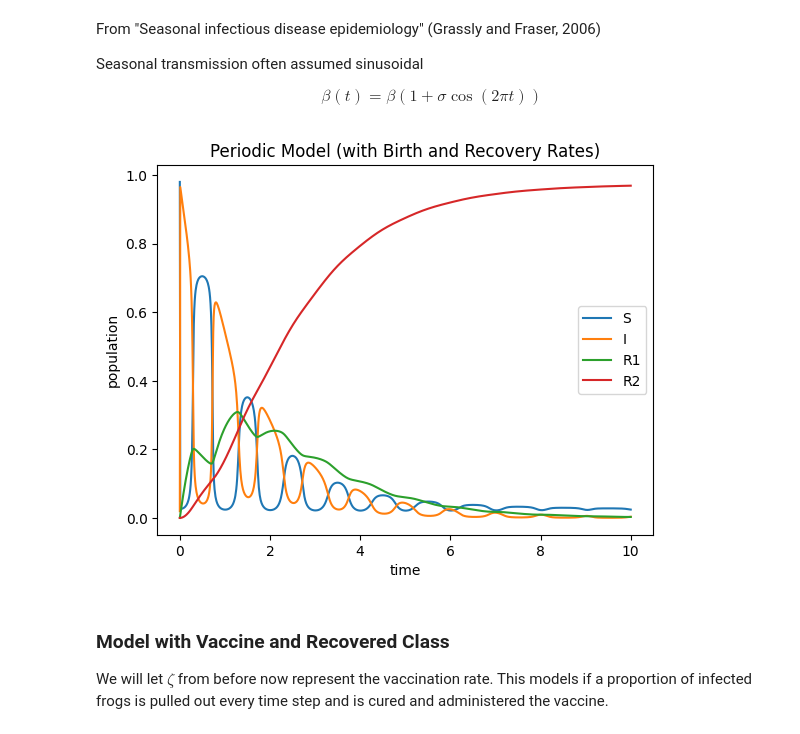
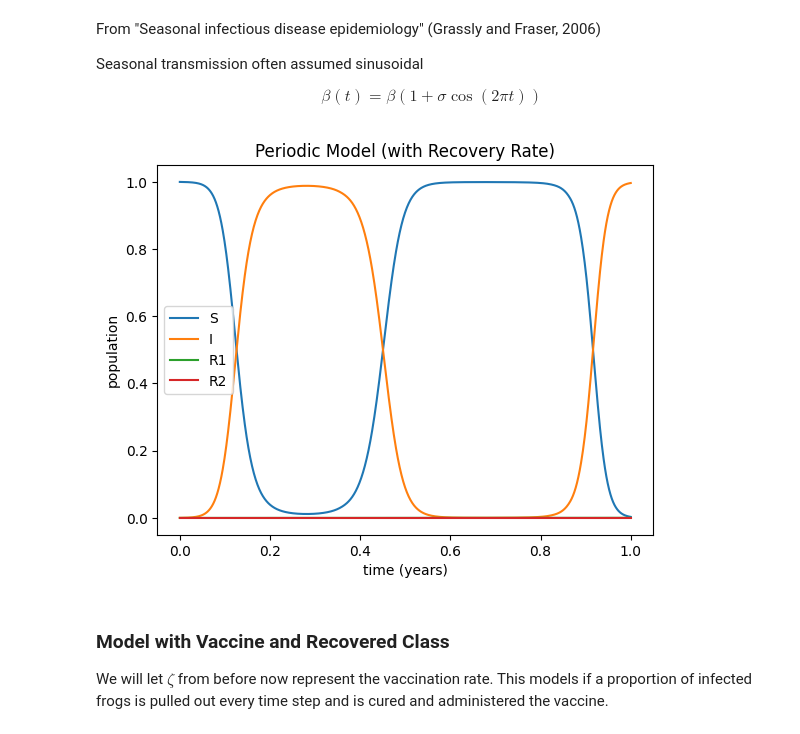
Before and after one commit to ACME-Vol4-Project1/save-axolotls, a Jupyter notebook: model.ipynb, the cells around one changed output. Saved outputs shown, nothing was run; the diff lists cells and outputs as text; code cells hidden in the pictures.

Commit message:
reorganized figures and changed parameters for early models

```diff
--- a/model.ipynb
+++ b/model.ipynb
@@ -60,7 +61,7 @@ Seasonal transmission often assumed sinusoidal
 $$ \beta(t)=\beta(1 + \sigma\cos(2\pi t)) $$
 # %%
 # SIRR model  (FIX PARAMETERS WHEN WE GET THEM)
-def disease_model_periodic(t, y, params=[.1e2, .01e2, .1e2, .01e2, .8e2, .5e2]):
+def disease_model_periodic(t, y, params=[.003, .001, .005, .005, .004, .005]):
     S, I, R1, R2 = y    # unpack variables
     alpha1, beta, gamma, delta, zeta, pi = params
 
@@ -76,21 +77,22 @@ def disease_model_periodic(t, y, params=[.1e2, .01e2, .1e2, .01e2, .8e2, .5e2]):
 
     return [dS, dI, dR1, dR2]
 # %%
-sol = solve_ivp(disease_model_periodic, t_span=[0, 10], y0=[50, 1, 0, 0], t_eval=np.linspace(0, 10, 1000))
-t_vals = np.linspace(0, 10, 1000)
+initial = [4000, 1, 0, 0]
+sol = solve_ivp(disease_model_periodic, t_span=[0, 1], y0=initial, t_eval=np.linspace(0, 1, 1000))
+t_vals = np.linspace(0, 1, 1000)
 
-plt.plot(t_vals, sol.y[0] / 51, label='S')
-plt.plot(t_vals, sol.y[1] / 51, label="I")
-plt.plot(t_vals, sol.y[2] / 51, label="R1")
-plt.plot(t_vals, sol.y[3] / 51, label="R2")
-plt.title("Periodic Model (with Birth and Recovery Rates)")
-plt.xlabel("time")
+plt.plot(t_vals, sol.y[0] / sum(initial), label='S')
+plt.plot(t_vals, sol.y[1] / sum(initial), label="I")
+plt.plot(t_vals, sol.y[2] / sum(initial), label="R1")
+plt.plot(t_vals, sol.y[3] / sum(initial), label="R2")
+plt.title("Periodic Model (with Recovery Rate)")
+plt.xlabel("time (years)")
 plt.ylabel("population")
 # plt.ylim(0, 100)
 plt.legend()
-plt.savefig("PeriodicModel_withRecovery.png")
+# plt.savefig("figures/PeriodicModel_withRecovery2.png")
 # %% [output]
-[figure, old version]
+[figure, new version]
 # %% [markdown]
 ### Model with Vaccine and Recovered Class
 
```
Also changed, not shown: parts of 4 cells of this notebook, 11 other files.
